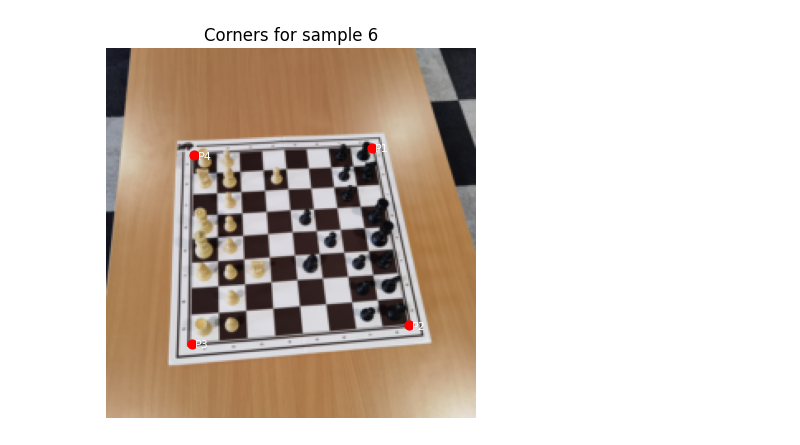
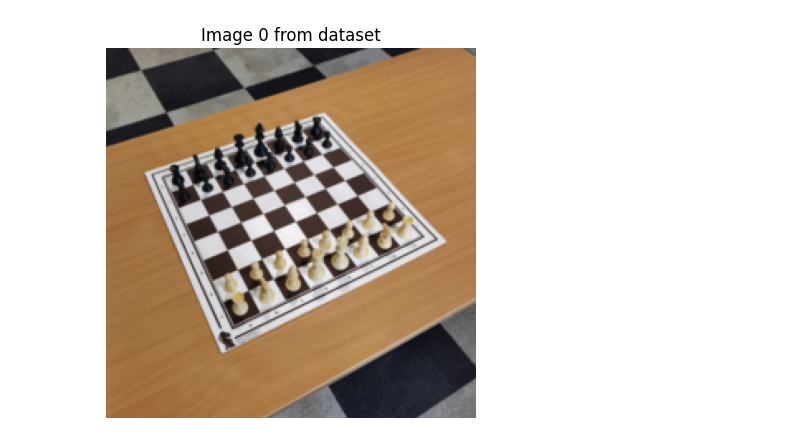
Before and after one commit to pedromeruge/ChessboardRecognition, a Jupyter notebook: tasks-2_3/detectcorners.ipynb, the cells around one changed output. Drawn from its saved outputs; the diff is of its cells as text; code cells hidden in the pictures.

```diff
--- a/tasks-2_3/detectcorners.ipynb
+++ b/tasks-2_3/detectcorners.ipynb
@@ -15,6 +25,6 @@ from torchvision import transforms
 # %%
 class CornerDataset(Dataset):
-    def __init__(self, annotations, image_dir):
+    def __init__(self, annotations, image_dir, heatmap_size=56, sigma=2):
         with open(annotations, 'r') as f:
             data = json.load(f)
             all_image_annotations = data["images"]
@@ -36,6 +46,9 @@ class CornerDataset(Dataset):
             transforms.ToTensor()
         ])
 
+        self.heatmap_size = heatmap_size
+        self.sigma = sigma
+
     def __len__(self):
         return len(self.image_annotations)
 
@@ -46,7 +59,6 @@ class CornerDataset(Dataset):
         image = self.transform(image)
 
         img_id = self.image_annotations[idx]['id']
-
         corners_dict = self.corners_annotations[img_id]
         ordered_keys = ['top_left', 'top_right', 'bottom_right', 'bottom_left']
         corners = [corners_dict[key] for key in ordered_keys]
@@ -55,35 +67,42 @@ class CornerDataset(Dataset):
             [x / original_width, y / original_height] for (x, y) in corners
         ]
 
-        flattened_corners = [coord for point in normalized_corners for coord in point]
+        heatmaps = []
+        for (x_norm, y_norm) in normalized_corners:
+            x_hm = x_norm * self.heatmap_size
+            y_hm = y_norm * self.heatmap_size
+            heatmap = make_gaussian_heatmap(
+                (self.heatmap_size, self.heatmap_size),
+                (x_hm, y_hm),
+                sigma=self.sigma
+            )
+            heatmaps.append(heatmap)
 
-        return image, torch.tensor(flattened_corners, dtype=torch.float32)
+        heatmaps = np.stack(heatmaps)
+        heatmaps = torch.tensor(heatmaps, dtype=torch.float32)
+
+        return image, heatmaps
 # %%
 dataset = CornerDataset("/kaggle/input/dataset/dataset/annotations.json", "/kaggle/input/dataset/dataset/chessred2k/")
 train_size = int(0.8 * len(dataset))
 val_size = len(dataset) - train_size
 train_dataset, val_dataset = random_split(dataset, [train_size, val_size])
 
 batch_size = 16
 
 train_dataloader = DataLoader(train_dataset, batch_size, shuffle=True, collate_fn=lambda x: x, num_workers=4, pin_memory=True)
 val_dataloader = DataLoader(val_dataset, batch_size, collate_fn=lambda x: x, num_workers=4, pin_memory=True)
 
-def visualize_sample(dataset, index=0, image_size= 224):
-    image, corners = dataset[index]
+# Get the first item
+image, heatmaps = dataset[0]
 
-    if isinstance(image, torch.Tensor):
-        image = transforms.ToPILImage()(image)
+# The image tensor is in (C, H, W), so we need to permute it to (H, W, C) for displaying
+image_np = image.permute(1, 2, 0).numpy()
 
-    plt.imshow(image)
-    corners = corners.reshape(4, 2) * image_size
-    plt.scatter(corners[:, 0], corners[:, 1], c='red', s=40)
-    for i, (x, y) in enumerate(corners):
-        plt.text(x + 2, y + 2, f"P{i+1}", color='white', fontsize=8)
-    plt.title(f"Corners for sample {index}")
-    plt.axis('off')
-    plt.show()
-
-visualize_sample(dataset, index=6)
+# Display the image
+plt.imshow(image_np)
+plt.title("Image 0 from dataset")
+plt.axis('off')
+plt.show()
 # %% [output]
-[figure, old version]
+[figure, new version]
```
Also changed, not shown: parts of 10 cells of this notebook.
